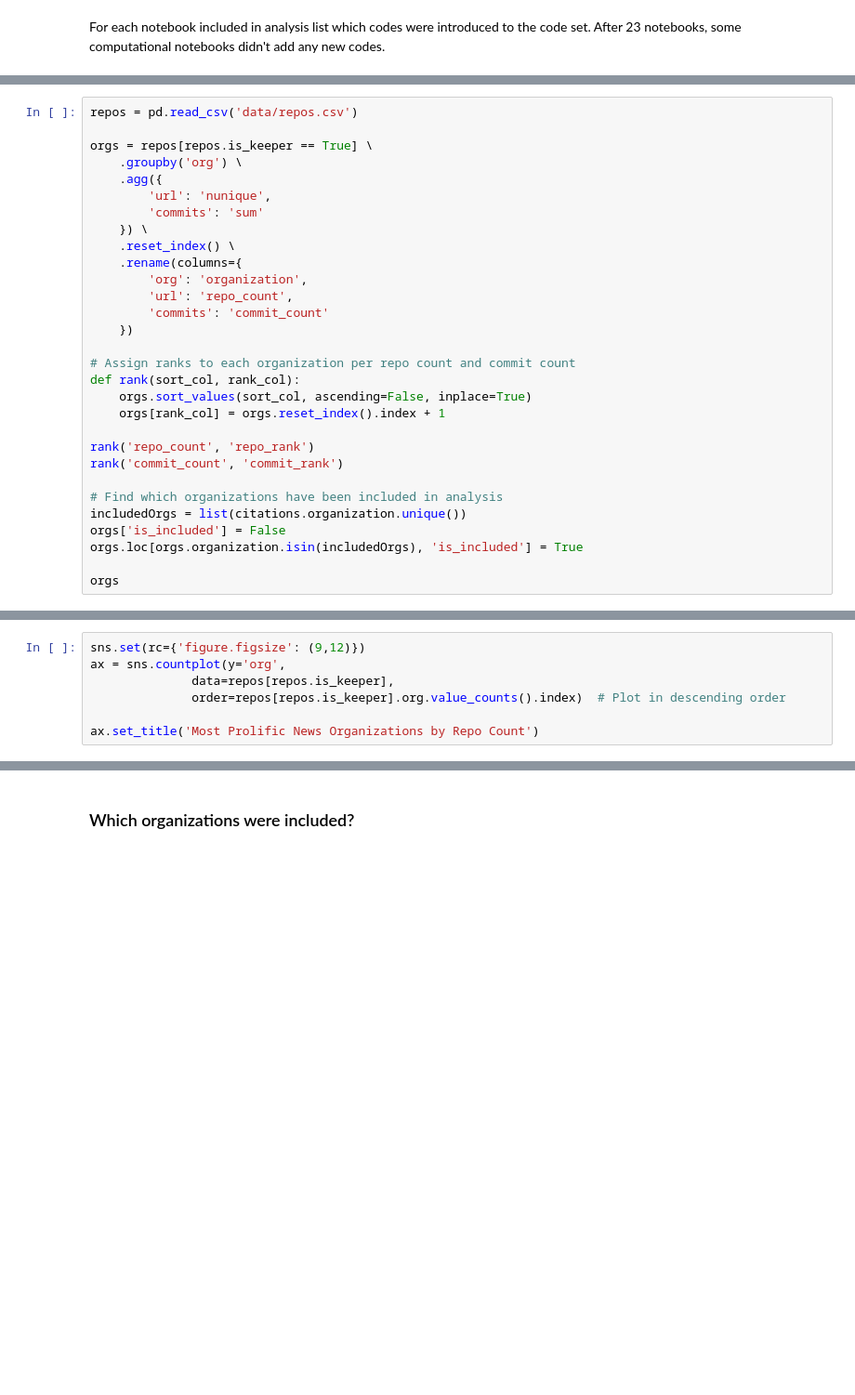
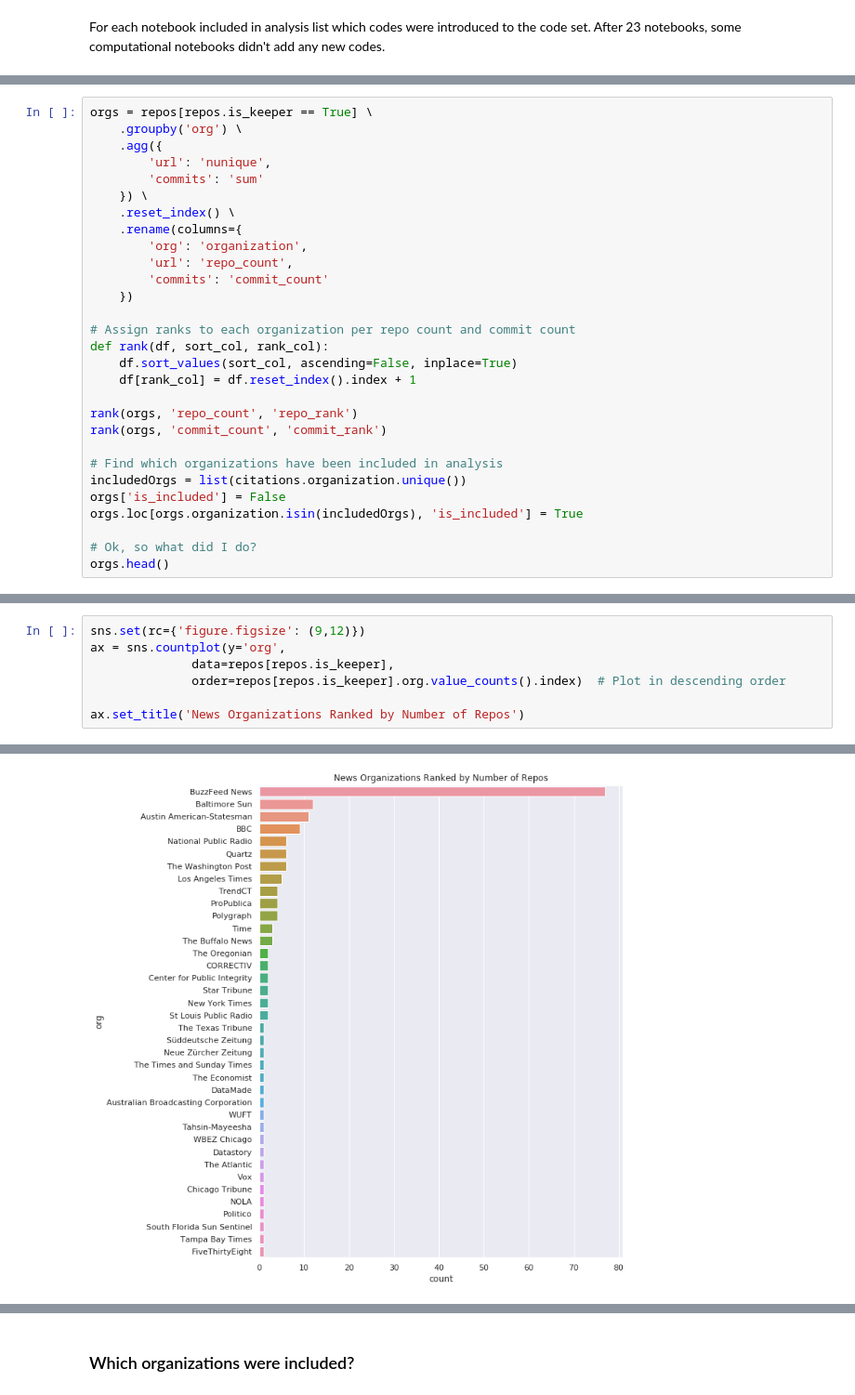
Before and after one commit to steve-kasica/table-scraps, a Jupyter notebook: summary.ipynb, the cells around one changed output, grey strips where cells are left out. Shown at 93% size. Drawn from its saved outputs; the diff is of its cells as text; blank space fills up the shorter version.

```diff
--- a/summary.ipynb
+++ b/summary.ipynb
@@ -232,6 +228,4 @@ Add the repo count and commit count grouping the `repos` table created in `data/
 # %%
-repos = pd.read_csv('data/repos.csv')
-
 orgs = repos[repos.is_keeper == True] \
     .groupby('org') \
     .agg({
@@ -246,17 +240,18 @@ orgs = repos[repos.is_keeper == True] \
     })
 
 # Assign ranks to each organization per repo count and commit count
-def rank(sort_col, rank_col):
-    orgs.sort_values(sort_col, ascending=False, inplace=True)
-    orgs[rank_col] = orgs.reset_index().index + 1
+def rank(df, sort_col, rank_col):
+    df.sort_values(sort_col, ascending=False, inplace=True)
+    df[rank_col] = df.reset_index().index + 1
 
-rank('repo_count', 'repo_rank')
-rank('commit_count', 'commit_rank')
+rank(orgs, 'repo_count', 'repo_rank')
+rank(orgs, 'commit_count', 'commit_rank')
 
 # Find which organizations have been included in analysis
 includedOrgs = list(citations.organization.unique())
 orgs['is_included'] = False
 orgs.loc[orgs.organization.isin(includedOrgs), 'is_included'] = True
 
-orgs
+# Ok, so what did I do?
+orgs.head()
 # %% [output]
@@ -269,4 +271,5 @@ ax = sns.countplot(y='org',
               data=repos[repos.is_keeper],
               order=repos[repos.is_keeper].org.value_counts().index)  # Plot in descending order
 
-ax.set_title('Most Prolific News Organizations by Repo Count')
+ax.set_title('News Organizations Ranked by Number of Repos')
+# %% [output]
@@ -272,0 +277 @@ ax.set_title('Most Prolific News Organizations by Repo Count')
+[figure, added]
```
Also changed, not shown: parts of 34 cells of this notebook, 3 other files.
